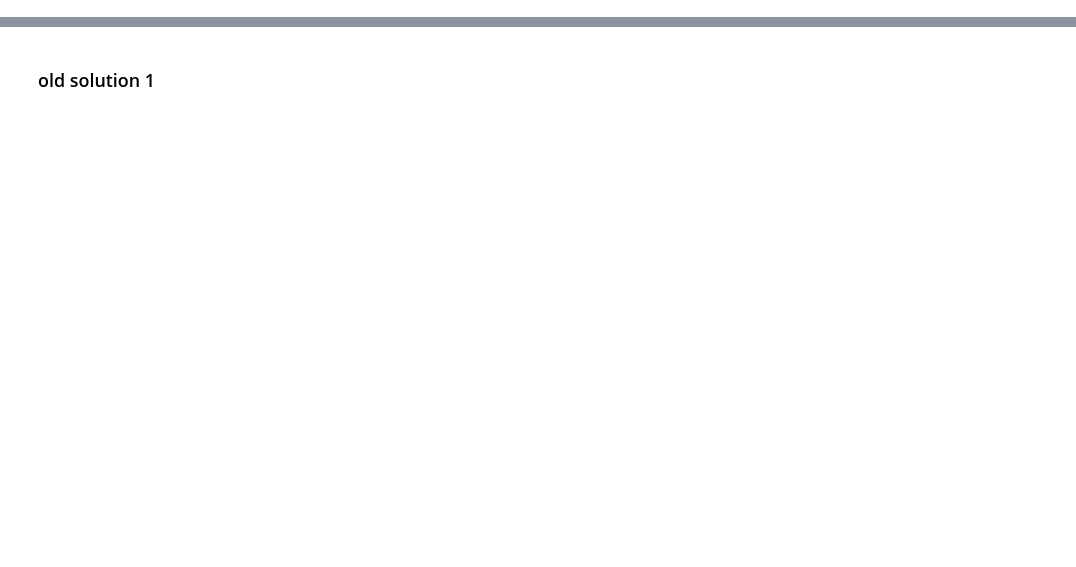
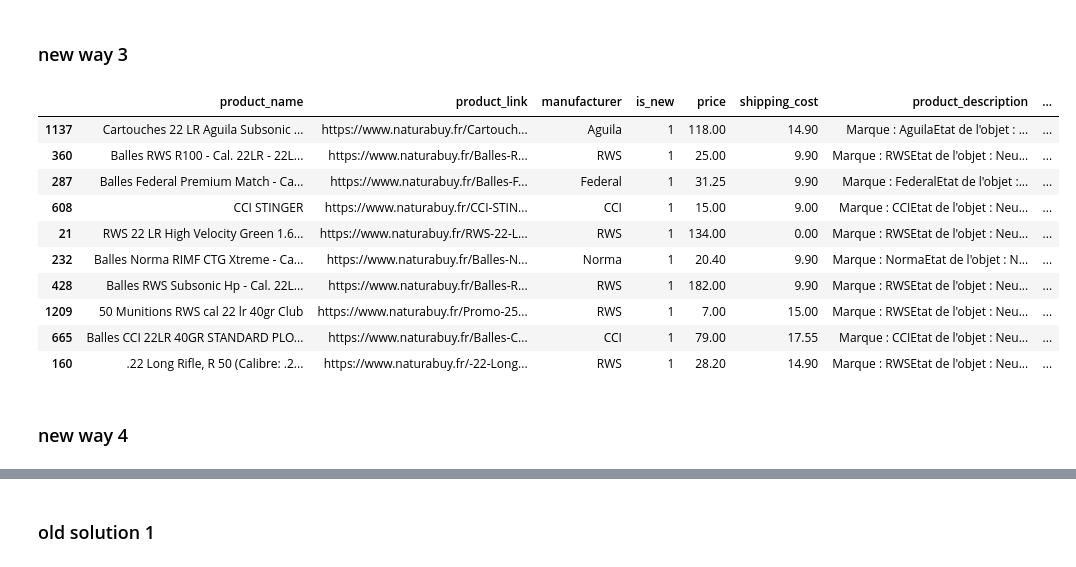
Before and after one commit to Aciago/Price_selector, a Jupyter notebook: re_bullet_qtty_v2.ipynb, the cells around one changed output, grey strips where cells are left out. Drawn from its saved outputs; the diff is of its cells as text; code cells hidden in the pictures; blank space fills up the shorter version.

Commit message:
bullet_qtty func updates

```diff
--- a/re_bullet_qtty_v2.ipynb
+++ b/re_bullet_qtty_v2.ipynb
@@ -78,0 +54,16 @@ df.columns
+# %%
+# detects number divisible by 50 w\o remainder, and 525 and 325
+# 0 value if nothing was found
+# STOPS @ 1st
+
+def find_ammo_quantity(text):
+    pattern = r'\b(50|525|325)\b'  # Regular expression pattern to match required numbers
+    match = re.search(pattern, text)
+    return int(match.group()) if match else 0
+
+def process_first_match(df):
+    df['ammo_qtty_title'] = df['product_name'].apply(find_ammo_quantity)
+    df['ammo_qtty_description'] = df['product_description'].apply(find_ammo_quantity)
+    return df
+
+df_v1 = process_first_match(df)
@@ -78,0 +106,39 @@ df.columns
+# %% [markdown]
+### new way 3
+# %%
+# detects number divisible by 50 w\o remainder, and 525 and 325
+# 0 value if nothing was found
+# STOPS @ 1st
+
+def find_ammo_quantity(text):
+    pattern = r'\b(?:50|[35]25)\b'  # Regular expression pattern to match 50, 525, or 325
+    numbers = [int(match) for match in re.findall(pattern, text)]
+    return numbers[0] if numbers else 0
+
+def compare_first_numbers(num1, num2):
+    return int(num1 == num2)
+
+def solution_a(df):
+    df['ammo_qtty_title'] = df['product_name'].apply(find_ammo_quantity)
+    df['ammo_qtty_description'] = df['product_description'].apply(find_ammo_quantity)
+    df['qtty_titledescr_equal'] = df.apply(lambda row: compare_first_numbers(row['ammo_qtty_title'], row['ammo_qtty_description']), axis=1)
+    return df
+
+# Usage example:
+df_v11 = solution_a(df)
+# %%
+df_v11.sample(10)
+# %% [output]
+|  | product_name | product_link | manufacturer | is_new | price | shipping_cost | product_description | ... |
+| 1137 | Cartouches 22 LR Aguila Subsonic ... | https://www.naturabuy.fr/Cartouch... | Aguila | 1 | 118.00 | 14.90 | Marque : AguilaEtat de l'objet : ... | ... |
+| 360 | Balles RWS R100 - Cal. 22LR - 22L... | https://www.naturabuy.fr/Balles-R... | RWS | 1 | 25.00 | 9.90 | Marque : RWSEtat de l'objet : Neu... | ... |
+| 287 | Balles Federal Premium Match - Ca... | https://www.naturabuy.fr/Balles-F... | Federal | 1 | 31.25 | 9.90 | Marque : FederalEtat de l'objet :... | ... |
+| 608 | CCI STINGER | https://www.naturabuy.fr/CCI-STIN... | CCI | 1 | 15.00 | 9.00 | Marque : CCIEtat de l'objet : Neu... | ... |
+| 21 | RWS 22 LR High Velocity Green 1.6... | https://www.naturabuy.fr/RWS-22-L... | RWS | 1 | 134.00 | 0.00 | Marque : RWSEtat de l'objet : Neu... | ... |
+| 232 | Balles Norma RIMF CTG Xtreme - Ca... | https://www.naturabuy.fr/Balles-N... | Norma | 1 | 20.40 | 9.90 | Marque : NormaEtat de l'objet : N... | ... |
+| 428 | Balles RWS Subsonic Hp - Cal. 22L... | https://www.naturabuy.fr/Balles-R... | RWS | 1 | 182.00 | 9.90 | Marque : RWSEtat de l'objet : Neu... | ... |
+| 1209 | 50 Munitions RWS cal 22 lr 40gr Club | https://www.naturabuy.fr/Promo-25... | RWS | 1 | 7.00 | 15.00 | Marque : RWSEtat de l'objet : Neu... | ... |
+| 665 | Balles CCI 22LR 40GR STANDARD PLO... | https://www.naturabuy.fr/Balles-C... | CCI | 1 | 79.00 | 17.55 | Marque : CCIEtat de l'objet : Neu... | ... |
+| 160 | .22 Long Rifle, R 50 (Calibre: .2... | https://www.naturabuy.fr/-22-Long... | RWS | 1 | 28.20 | 14.90 | Marque : RWSEtat de l'objet : Neu... | ... |
+# %% [markdown]
+### new way 4
```
Also changed, not shown: parts of 20 cells of this notebook.
